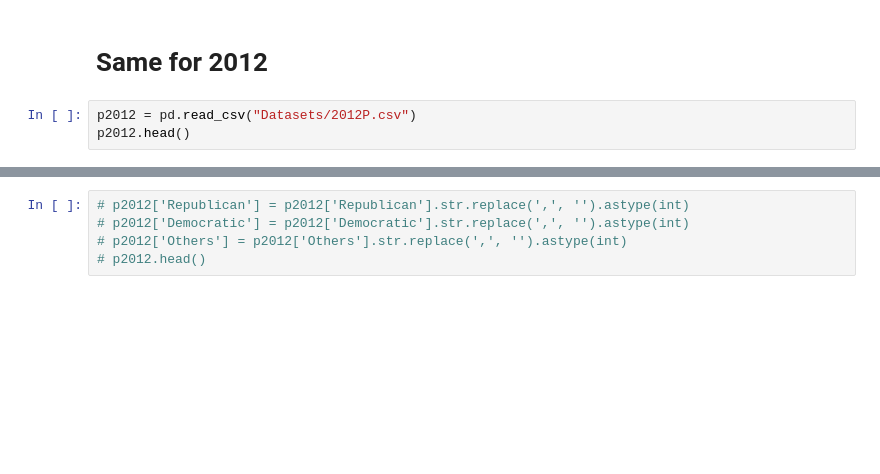
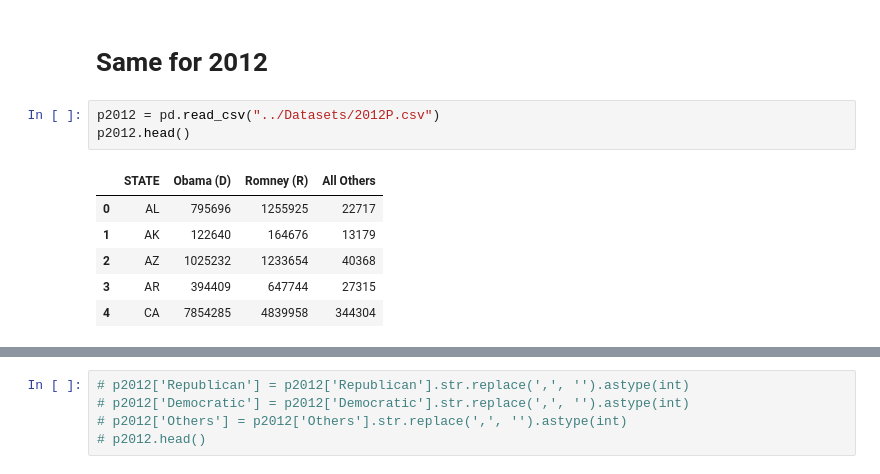
Before and after one commit to arhunt/elections_vs_bkgr_checks, a Jupyter notebook: Cleanup/pres_data_cleanup.ipynb, the cells around one changed output, grey strips where cells are left out. Drawn from its saved outputs; the diff is of its cells as text; blank space fills up the shorter version.

```diff
--- a/Cleanup/pres_data_cleanup.ipynb
+++ b/Cleanup/pres_data_cleanup.ipynb
@@ -118,8 +279,15 @@ p2008.head()
 # %% [markdown]
 # Same for 2012
 # %%
-p2012 = pd.read_csv("Datasets/2012P.csv")
+p2012 = pd.read_csv("../Datasets/2012P.csv")
 p2012.head()
+# %% [output]
+|  | STATE | Obama (D) | Romney (R) | All Others |
+| 0 | AL | 795696 | 1255925 | 22717 |
+| 1 | AK | 122640 | 164676 | 13179 |
+| 2 | AZ | 1025232 | 1233654 | 40368 |
+| 3 | AR | 394409 | 647744 | 27315 |
+| 4 | CA | 7854285 | 4839958 | 344304 |
 # %%
 p2012 = p2012.rename(columns={"STATE":"State",
                               "Romney (R)":"Republican",
```
Also changed, not shown: parts of 47 cells of this notebook, 3 other files.
